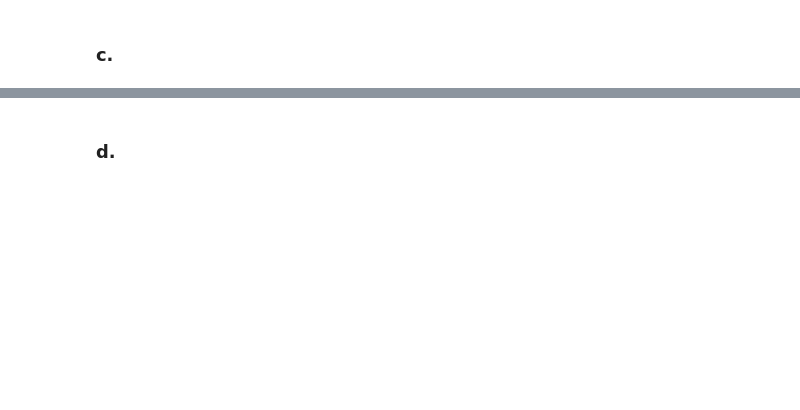
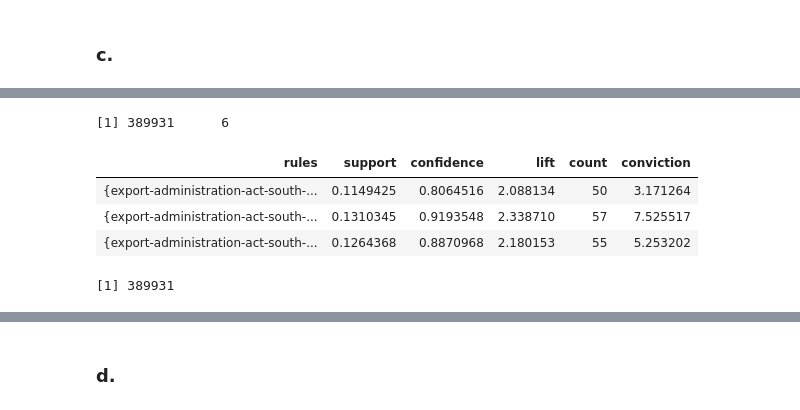
Before and after one commit to pedromartinho/sad, a Jupyter notebook: lab2/lab2_R.ipynb, the cells around one changed output, grey strips where cells are left out. Saved outputs shown, nothing was run; the diff lists cells and outputs as text; code cells hidden in the pictures; blank space fills up the shorter version.

```diff
--- a/lab2/lab2_R.ipynb
+++ b/lab2/lab2_R.ipynb
@@ -244,0 +293,14 @@ inspect(head(sort(vote_rules, by="lift"),n=3))
+# %%
+case3 = cbind(as(vote_rules_sup_0_5, "data.frame"), conviction=interestMeasure(vote_rules_sup_0_5, "conviction", vote))
+case3 = case1[complete.cases(case3), ]
+dim(case3)
+head(case3,n=3)
+n3 = which(case3$conviction >= 1)
+length(n3)
+# %% [output]
+[1] 389931      6
+| rules | support | confidence | lift | count | conviction |
+| {export-administration-act-south-... | 0.1149425 | 0.8064516 | 2.088134 | 50 | 3.171264 |
+| {export-administration-act-south-... | 0.1310345 | 0.9193548 | 2.338710 | 57 | 7.525517 |
+| {export-administration-act-south-... | 0.1264368 | 0.8870968 | 2.180153 | 55 | 5.253202 |
+[1] 389931
```
Also changed, not shown: parts of 26 cells of this notebook.
